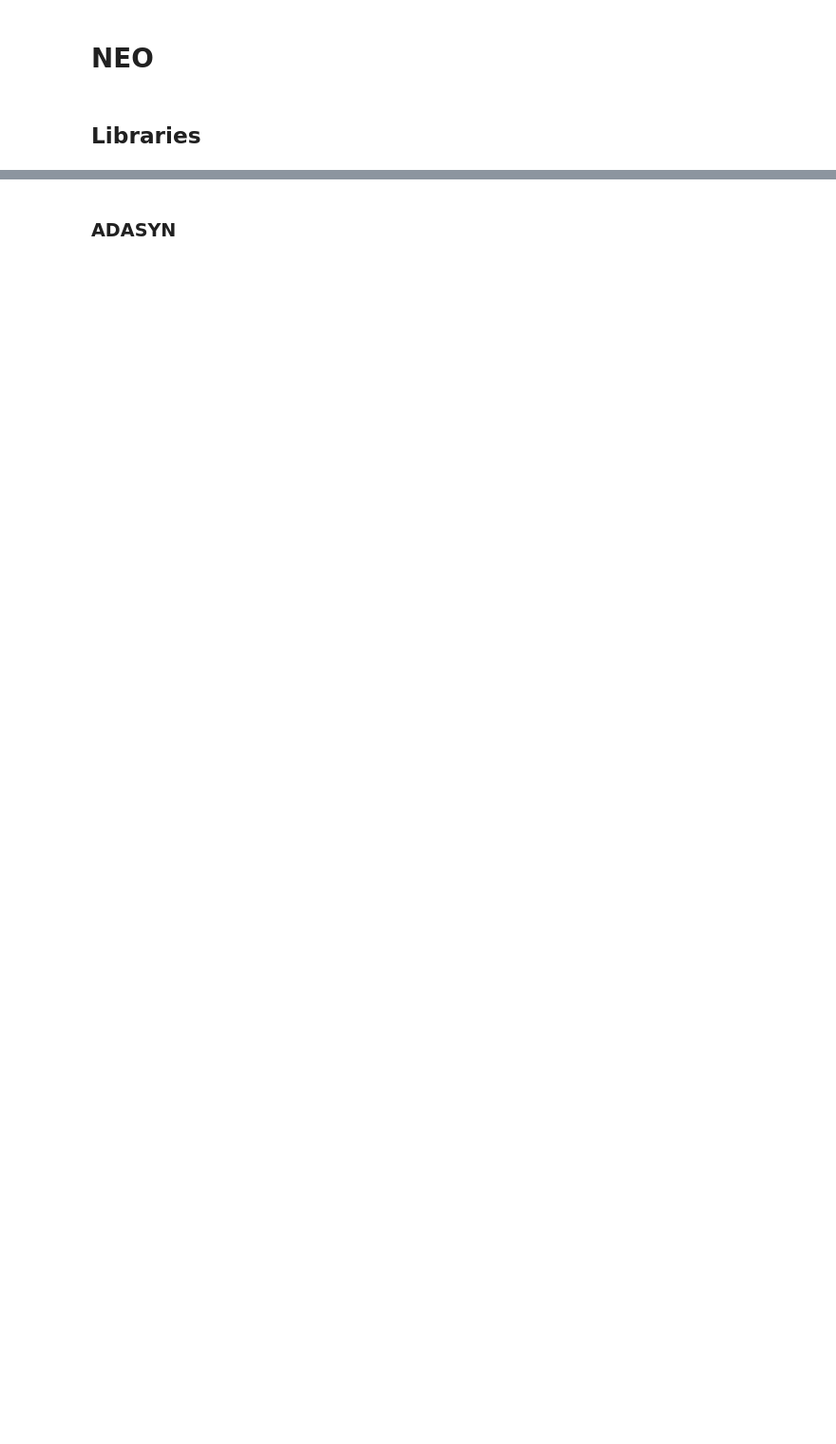
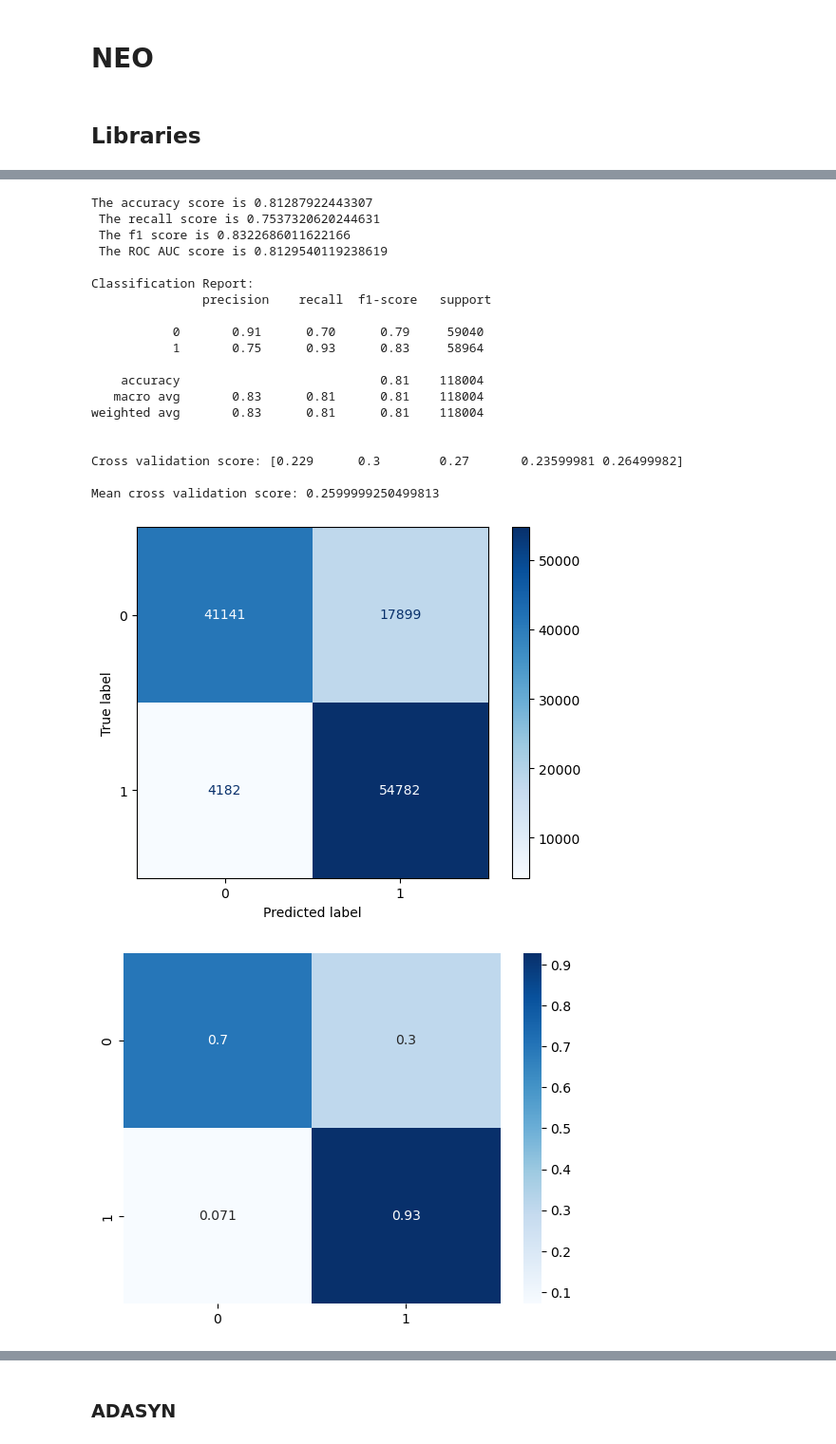
Before and after one commit to PBustamante65/NEO, a Jupyter notebook: API_test/NEOAPI.ipynb, the cells around one changed output, grey strips where cells are left out. Shown at 95% size. Cells and saved outputs as stored; diff of their text form; code cells hidden in the pictures; blank space fills up the shorter version.

Commit message:
Tests

```diff
--- a/API_test/NEOAPI.ipynb
+++ b/API_test/NEOAPI.ipynb
@@ -97,0 +24,7 @@ Name: is_hazardous, dtype: float64
+# %%
+# 5 feature Columns
+
+df = pd.read_csv('/Volumes/Maestria/GitHub/NEO/NEO/API_test/CSV/nearest-earth-objects(1910-2024).csv')
+df = dp.OverallProcessor(df).clean3()
+df = dp.OverallProcessor(df).smote()
+df.shape
@@ -97,0 +33,6 @@ Name: is_hazardous, dtype: float64
+# %%
+spt = dp.scalesplit(df)
+
+X_train, X_test, y_train, y_test = spt.ttsplit()
+
+X_train.shape
@@ -97,0 +43,4 @@ Name: is_hazardous, dtype: float64
+# %%
+X_train_sample, y_train_sample = spt.sample(20000)
+
+X_train_sample.shape
@@ -97,0 +49,26 @@ Name: is_hazardous, dtype: float64
+# %%
+log_reg = dp.LogRegression(X_train_sample, X_test, y_train_sample, y_test)
+
+log_reg.fit()
+# %% [output]
+The accuracy score is 0.81287922443307
+ The recall score is 0.7537320620244631
+ The f1 score is 0.8322686011622166
+ The ROC AUC score is 0.8129540119238619
+
+Classification Report:
+               precision    recall  f1-score   support
+
+           0       0.91      0.70      0.79     59040
+           1       0.75      0.93      0.83     58964
+
+    accuracy                           0.81    118004
+   macro avg       0.83      0.81      0.81    118004
+weighted avg       0.83      0.81      0.81    118004
+
+
+Cross validation score: [0.229      0.3        0.27       0.23599981 0.26499982]
+
+Mean cross validation score: 0.2599999250499813
+[figure, added]
+[figure, added]
```
Also changed, not shown: parts of 310 cells of this notebook, 1 other file.
